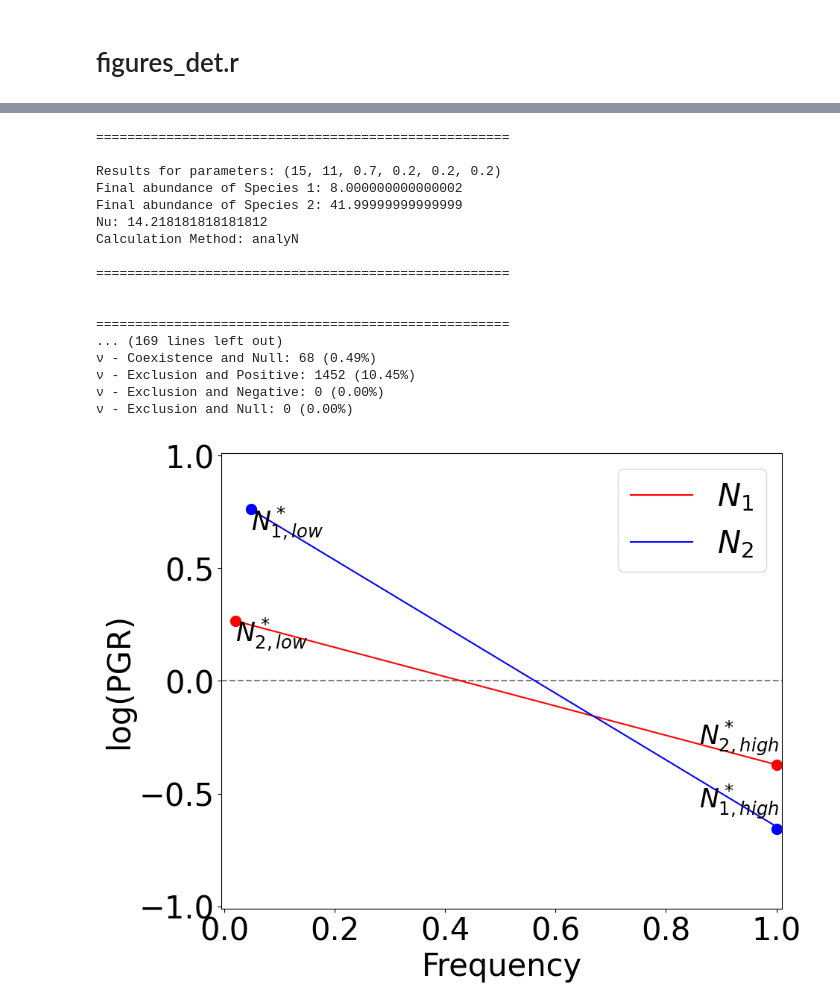
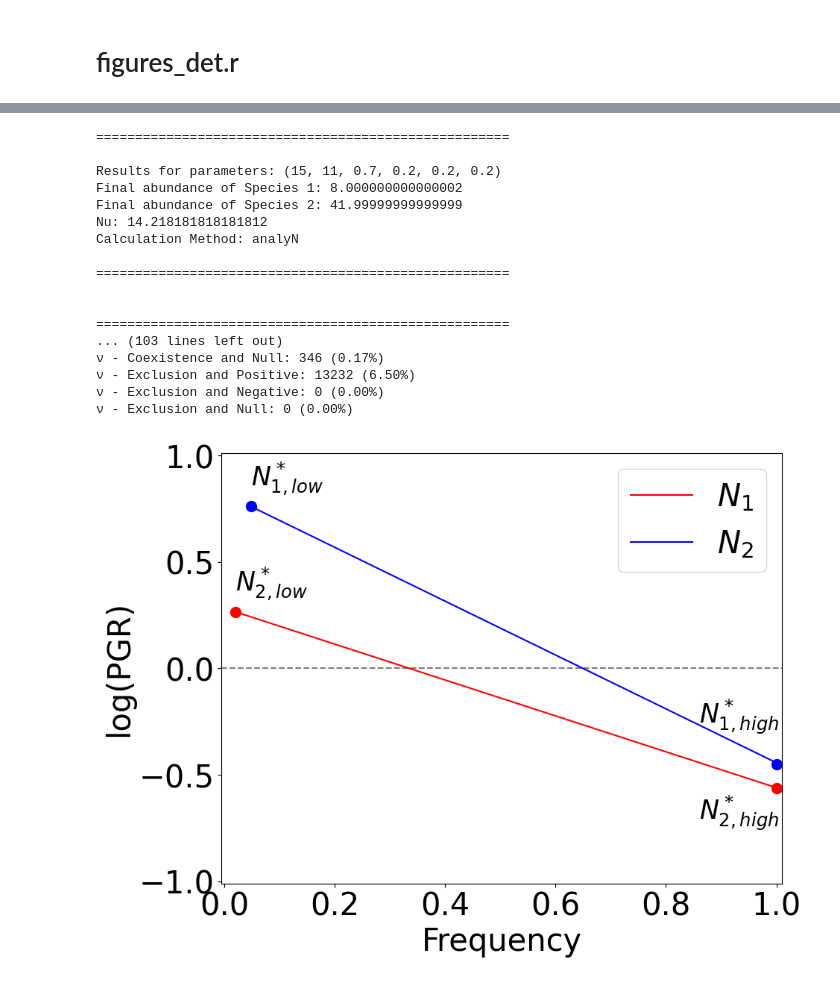
Before and after one commit to Tungdil01/Annual_Plant_Model, a Jupyter notebook: main.ipynb, the cells around one changed output, grey strips where cells are left out. Cells and saved outputs as stored; diff of their text form; code cells hidden in the pictures.

```diff
--- a/main.ipynb
+++ b/main.ipynb
@@ -225,25 +225,27 @@ def Sim(mesh_row, calculation_method):
         y1, y2, Outcome = time_simul(r1, r2, a11, a22, a12, a21)
         N1, N2 = y1[-1], y2[-1]
     else:
-        raise ValueError("Invalid calculation method specified.")
+        raise ValueError("Invalid calculation method specified. It must be either analyN or time_simul.")
     if N1 is None or N2 is None:
         return None
     CoexistRank = 0 if N1 < 1 else 1
-    S1, S2 = SOS(r1, r2, a11, a22, a12, a21)
-    E1, E2 = r1 / r2, r2 / r1
+    S1, S2 = SOS(r1, r2, a11, a22, a12, a21) # strength of stabilization
+    E1, E2 = r1 / r2, r2 / r1 # fitness equivalence
     Asy = S1 - S2
     if N1 == 0 and N2 == 0:
         Rare = 0
     else:
-        Rare = N1 / (N1 + N2)
+        Rare = calculate_frequency(N1, N2)
 
     x = np.array([N1, N2])
     y = np.array([S1, S2])
     cov_matrix = np.cov(x, y)
     cor = cov_matrix[0, 1]
 
-    if N1 / (N1 + N2) <= 0.25+0.0002:
-        Rank = 2
+    if N1 == 0 and N2 == 0:
+        Rank = 0
+    elif calculate_frequency(N1, N2) <= 0.25:
+        Rank = 2 # choose N1 rare: frequency <= 0.25
     else:
         Rank = 1
 
@@ -562,24 +582,17 @@ def test_parameters():
     if not os.path.exists('img'):
         os.makedirs('img')
 
-    pars1 = 15, 15, 0.3, 0.1, 0.1, 0.1
-    pars2 = 16, 15, 0.3, 0.1, 0.1, 0.1
-    pars3 = 15, 11, 0.7, 0.2, 0.2, 0.2
-    pars4 = 15, 11, 0.7, 0.3, 0.1, 0.1
-    pars5 = 15, 11, 0.7, 0.6, 0.2, 0.1
-    pars6 = 15, 11, 2.3, 1, 0.5, 1
-    pars7 = 18, 18, 1.2, 0.8, 0.6, 0.9
-    pars8 = 20, 16, 3, 0.6, 0.2, 0.6
-    pars9 = 20, 20, 1.4, 1, 0.6, 1
-    pars10 = 18, 16, 2, 1, 0.1, 0.8
+    pars1 = 15, 11, 0.7, 0.2, 0.2, 0.2
+    pars2 = 16, 18, 2.9, 0.8, 0.1, 0.6
+    pars3 = 20, 20, 1.4, 1, 0.6, 1
     # Add more parameter sets as needed
 
     nu_values = []  # Initialize an empty list to store nu values
 
     lowN = 1  # Fixed small population
-    highN = 160  # Fixed large population
+    highN = 100  # Fixed large population
 
-    for pars in [pars3,pars5,pars6,pars7,pars8,pars9]:  # Add more parameter sets as needed
+    for idx, pars in enumerate([pars1, pars2, pars3]):  # Add more parameter sets as needed
         r1, r2, a11, a22, a12, a21 = pars
 
         for calculation_method in ['analyN', 'time_simul']:
@@ -616,40 +629,40 @@ def test_parameters():
             print("\n" + "="*53 + "\n")
 
         # Plotting
-        plot_frequency_PGR(xspecies1, yspecies1, xspecies2, yspecies2, r1, r2, a11, a22, a12, a21)
+        plot_frequency_PGR(xspecies1, yspecies1, xspecies2, yspecies2, r1, r2, a11, a22, a12, a21, figure_id=idx+1)
 
     # Perform statistical analysis
     perform_statistical_analysis("annplant_2spp_det_rare_analyN.csv")
     perform_statistical_analysis("annplant_2spp_det_rare_time_simul.csv")
 
     # Count variables from CSV files
     counters_analyN = count_variables_from_csv("annplant_2spp_det_rare_analyN.csv")
     counters_time_simul = count_variables_from_csv("annplant_2spp_det_rare_time_simul.csv")
 
     # Print the counts and percentages for nu (for each method)
     print("\nCounts and Percentages for analyN:")
     print_counters(counters_analyN)
     print("\nCounts and Percentages for time_simul:")
     print_counters(counters_time_simul)
 
 if __name__ == "__main__":
     test_parameters()
 # %% [output]
 =====================================================
 
 Results for parameters: (15, 11, 0.7, 0.2, 0.2, 0.2)
 Final abundance of Species 1: 8.000000000000002
 Final abundance of Species 2: 41.99999999999999
 Nu: 14.218181818181812
 Calculation Method: analyN
 
 =====================================================
 
 
 =====================================================
-... (169 lines left out)
-ν - Coexistence and Null: 68 (0.49%)
-ν - Exclusion and Positive: 1452 (10.45%)
+... (103 lines left out)
+ν - Coexistence and Null: 346 (0.17%)
+ν - Exclusion and Positive: 13232 (6.50%)
 ν - Exclusion and Negative: 0 (0.00%)
 ν - Exclusion and Null: 0 (0.00%)
-[figure, old version]
+[figure, new version]
```
Also changed, not shown: parts of 7 cells of this notebook, 15 other files.
